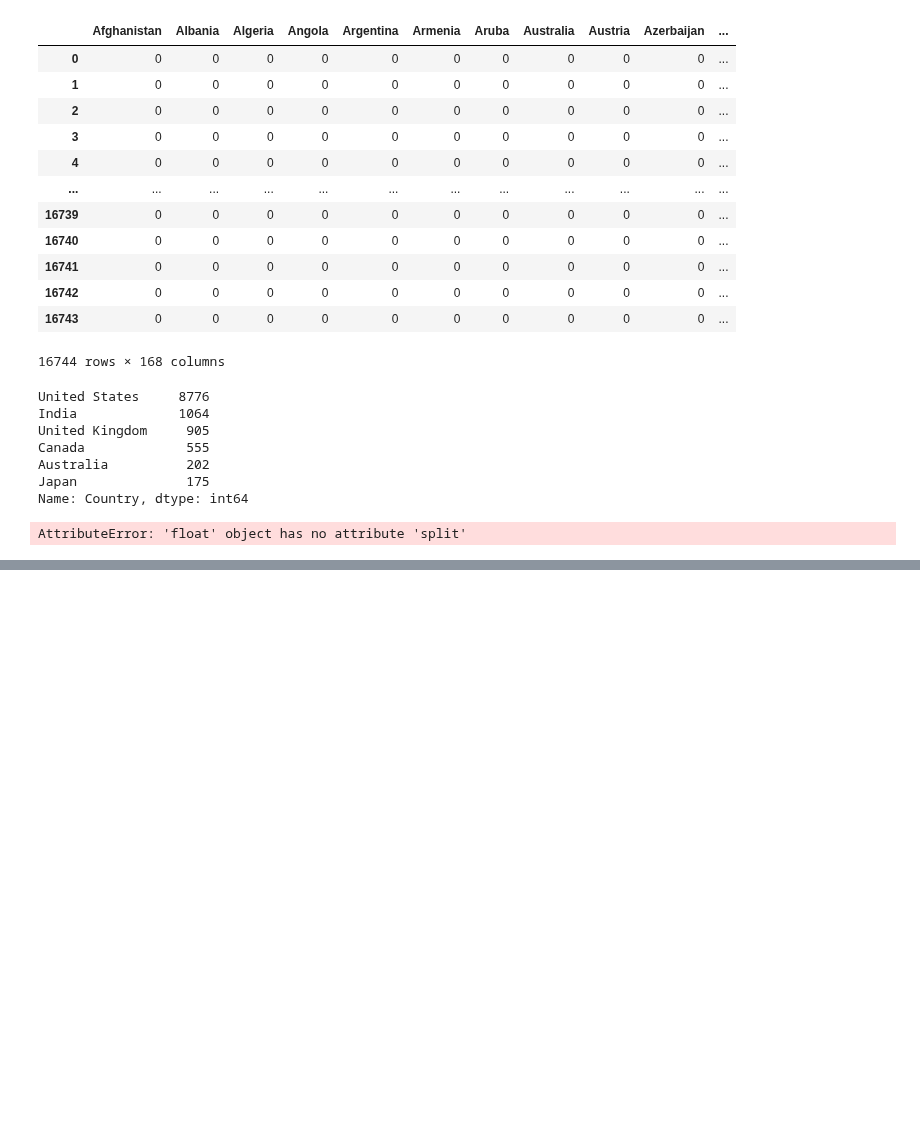
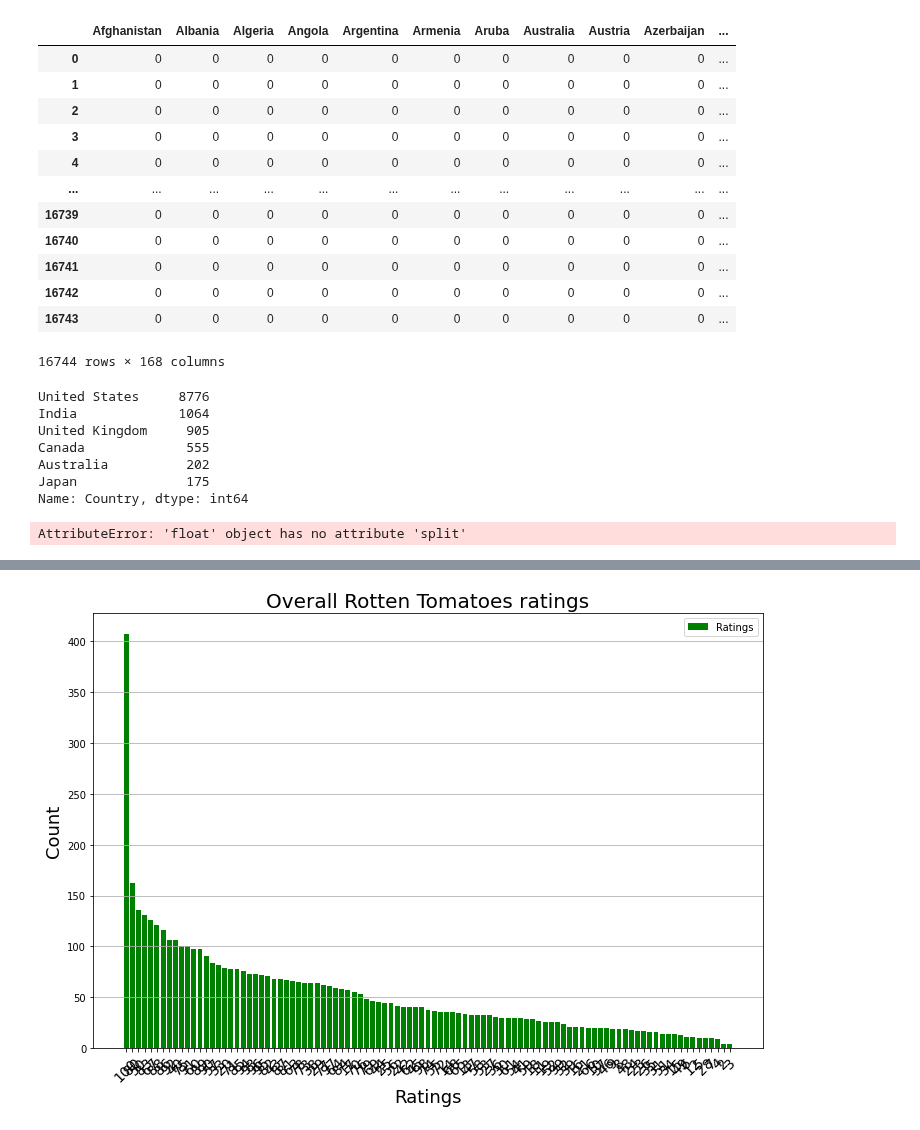
Before and after one commit to jacance/streaming-service-analysis, a Jupyter notebook: PrimeFlix_Tara.ipynb, the cells around one changed output, grey strips where cells are left out. Cells and saved outputs as stored; diff of their text form; code cells hidden in the pictures; blank space fills up the shorter version.

Commit message:
added ratings plots

```diff
--- a/PrimeFlix_Tara.ipynb
+++ b/PrimeFlix_Tara.ipynb
@@ -470,0 +461,12 @@ US_df
+# %%
+#Clean Rotten Tomatoes column to remove '%'sign
+combined_df['New_Rotten_Tomatoes'] = combined_df['Rotten Tomatoes'].str.replace("%","")
+rot_tom = combined_df['New_Rotten_Tomatoes'].value_counts().sort_values(ascending=False)
+rotten_tomatoes_df = rot_tom.to_frame().reset_index().rename(columns={'index':'Ratings', 'New_Rotten_Tomatoes':'Counts'})
+rotten_tomatoes_df
+# combined_df['Rotten Tomatoes'].value_counts()
+
+
+# for i in combined_df['New_Rotten_Tomatoes']:
+#     if i is str:
+#         i = i.astype(int)
@@ -470,0 +487,21 @@ US_df
+# %%
+rot_x = rotten_tomatoes_df['Ratings'].values
+rot_y= rotten_tomatoes_df["Counts"].values
+
+#Plot the bar chart
+plt.figure(figsize=(12,8))
+plt.grid(axis='y')
+plt.bar(rot_x, rot_y, label='Ratings', color='Green', alpha = 1, align="center")
+plt.xticks(rot_x, rotation=45, fontsize=14)
+
+# Set a Title and labels
+plt.title("Overall Rotten Tomatoes ratings", fontsize=20)
+plt.xlabel("Ratings", fontsize=18)
+plt.ylabel("Count", fontsize=18)
+plt.legend()
+
+# Save the figure & show fig
+plt.savefig("Images/rot_tom.png")
+plt.show()
+# %% [output]
+[figure, added]
```
Also changed, not shown: parts of 15 cells of this notebook.
